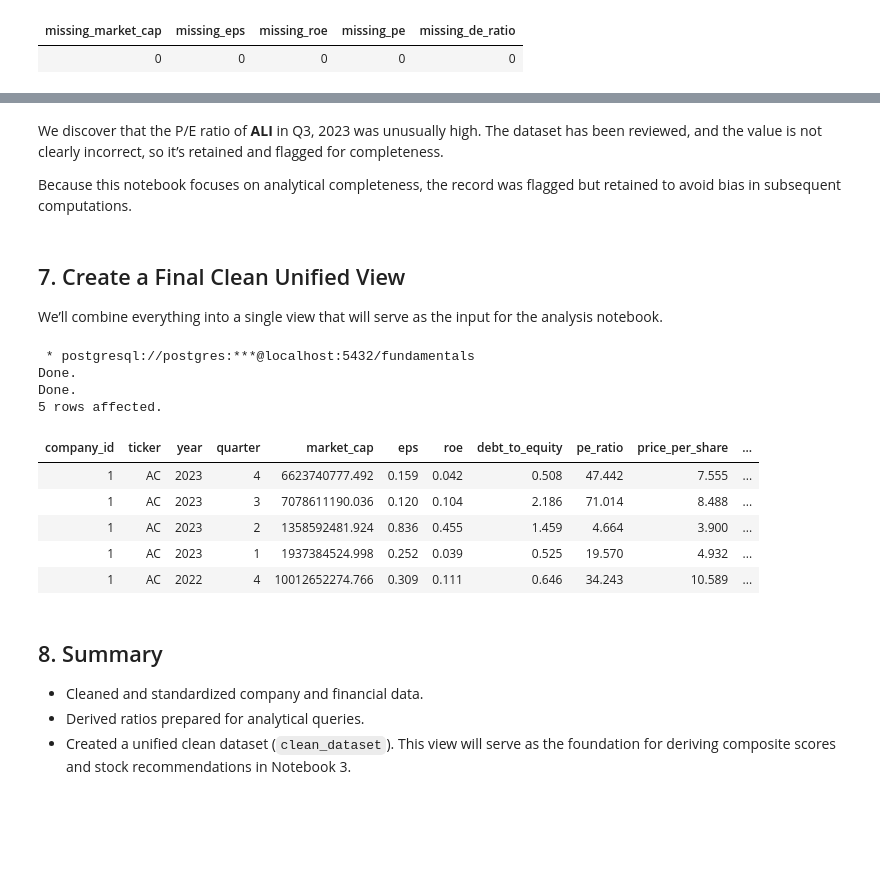
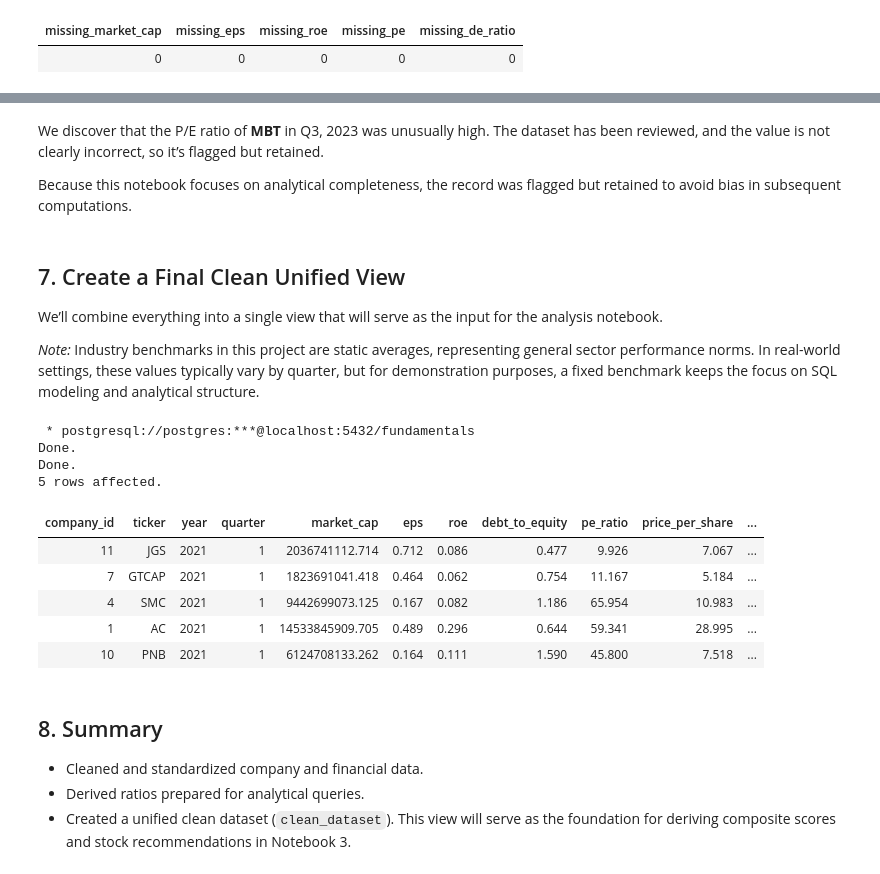
Before and after one commit to toy-soldier/sql-recommender, a Jupyter notebook: notebooks/2_cleaning.ipynb, the cells around one changed output, grey strips where cells are left out. Drawn from its saved outputs; the diff is of its cells as text; code cells hidden in the pictures; blank space fills up the shorter version.

```diff
--- a/notebooks/2_cleaning.ipynb
+++ b/notebooks/2_cleaning.ipynb
@@ -253,43 +246,47 @@ ORDER BY pe_ratio DESC;
 # %% [markdown]
-We discover that the P/E ratio of **ALI** in Q3, 2023 was unusually high.  The dataset has been reviewed, and the value is not clearly incorrect, so it’s retained and flagged for completeness.
+We discover that the P/E ratio of **MBT** in Q3, 2023 was unusually high.  The dataset has been reviewed, and the value is not clearly incorrect, so it’s flagged but retained.
 
 Because this notebook focuses on analytical completeness, the record was flagged but retained to avoid bias in subsequent computations.
 # %% [markdown]
-
 ## 7. Create a Final Clean Unified View
 We’ll combine everything into a single view that will serve as the input for the analysis notebook.
+
+*Note:* Industry benchmarks in this project are static averages, representing general sector performance norms. In real-world settings, these values typically vary by quarter, but for demonstration purposes, a fixed benchmark keeps the focus on SQL modeling and analytical structure.
 # %%
 %%sql
 DROP VIEW IF EXISTS clean_dataset;
 
 CREATE VIEW clean_dataset AS
 WITH
-	a AS (
-	    SELECT c.ticker, c.industry, i.avg_pe, i.avg_roe
-    FROM clean_companies c
+	temp AS (
+	    SELECT c.ticker, c.industry, i.year, i.quarter, i.avg_pe, i.avg_roe
+    	FROM clean_companies c
         JOIN industry_benchmarks i
         ON c.industry = i.industry
 	)
 SELECT
     dm.*,
-    a.avg_pe,
-    a.avg_roe
+    temp.industry,
+    temp.avg_pe,
+    temp.avg_roe
 FROM derived_metrics dm
-LEFT JOIN a
-    ON dm.ticker = a.ticker;
+LEFT JOIN temp
+    ON dm.ticker = temp.ticker
+	AND dm.year = temp.year
+	AND dm.quarter = temp.quarter;
 
 SELECT * FROM clean_dataset LIMIT 5;
 # %% [output]
  * postgresql://postgres:***@localhost:5432/fundamentals
 Done.
 Done.
 5 rows affected.
 | company_id | ticker | year | quarter | market_cap | eps | roe | debt_to_equity | pe_ratio | price_per_share | ... |
-| 1 | AC | 2023 | 4 | 6623740777.492 | 0.159 | 0.042 | 0.508 | 47.442 | 7.555 | ... |
-| 1 | AC | 2023 | 3 | 7078611190.036 | 0.120 | 0.104 | 2.186 | 71.014 | 8.488 | ... |
-| 1 | AC | 2023 | 2 | 1358592481.924 | 0.836 | 0.455 | 1.459 | 4.664 | 3.900 | ... |
-| 1 | AC | 2023 | 1 | 1937384524.998 | 0.252 | 0.039 | 0.525 | 19.570 | 4.932 | ... |
-| 1 | AC | 2022 | 4 | 10012652274.766 | 0.309 | 0.111 | 0.646 | 34.243 | 10.589 | ... |
+| 11 | JGS | 2021 | 1 | 2036741112.714 | 0.712 | 0.086 | 0.477 | 9.926 | 7.067 | ... |
+| 7 | GTCAP | 2021 | 1 | 1823691041.418 | 0.464 | 0.062 | 0.754 | 11.167 | 5.184 | ... |
+| 4 | SMC | 2021 | 1 | 9442699073.125 | 0.167 | 0.082 | 1.186 | 65.954 | 10.983 | ... |
+| 1 | AC | 2021 | 1 | 14533845909.705 | 0.489 | 0.296 | 0.644 | 59.341 | 28.995 | ... |
+| 10 | PNB | 2021 | 1 | 6124708133.262 | 0.164 | 0.111 | 1.590 | 45.800 | 7.518 | ... |
 # %% [markdown]
 ## 8. Summary
 - Cleaned and standardized company and financial data.
```
Also changed, not shown: parts of 9 cells of this notebook, 2 other files.
